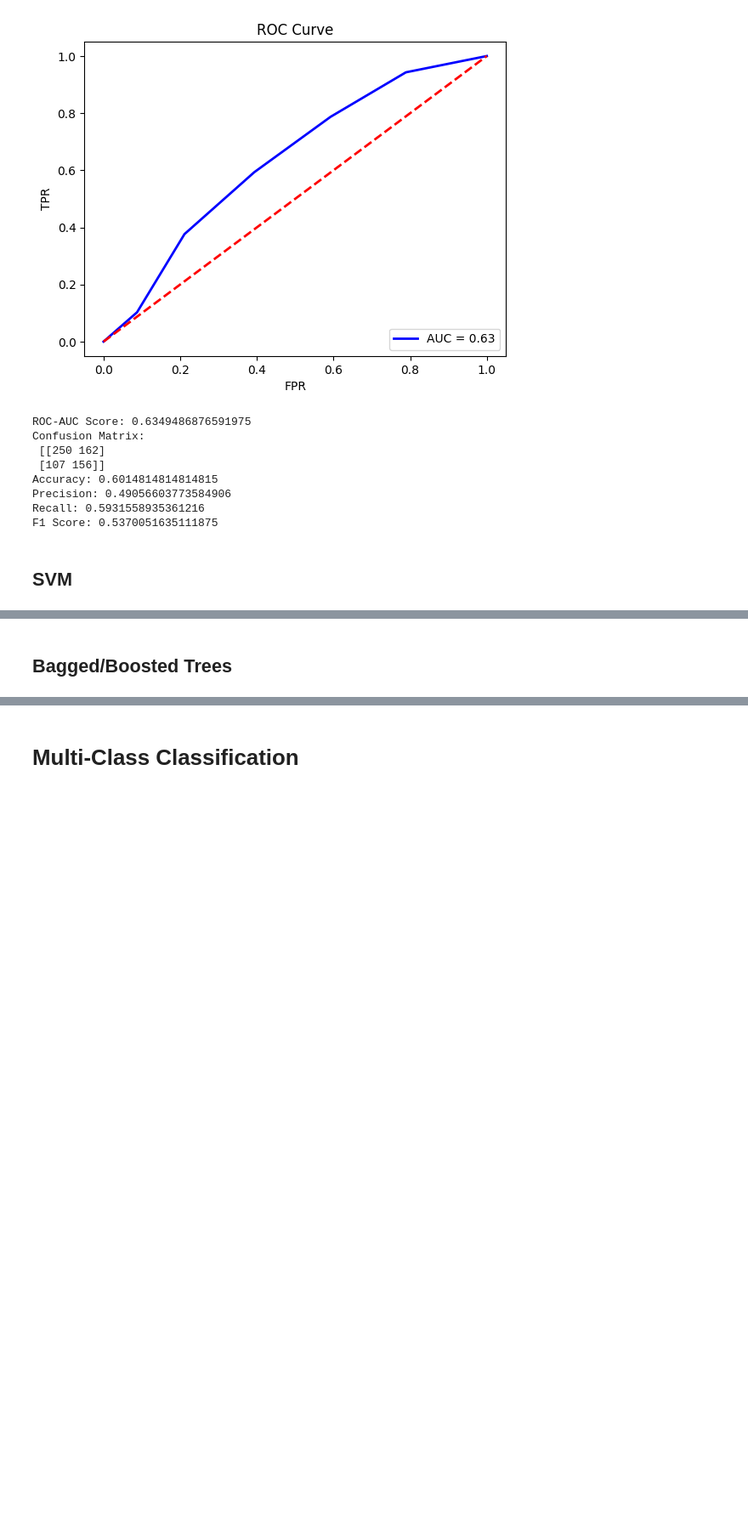
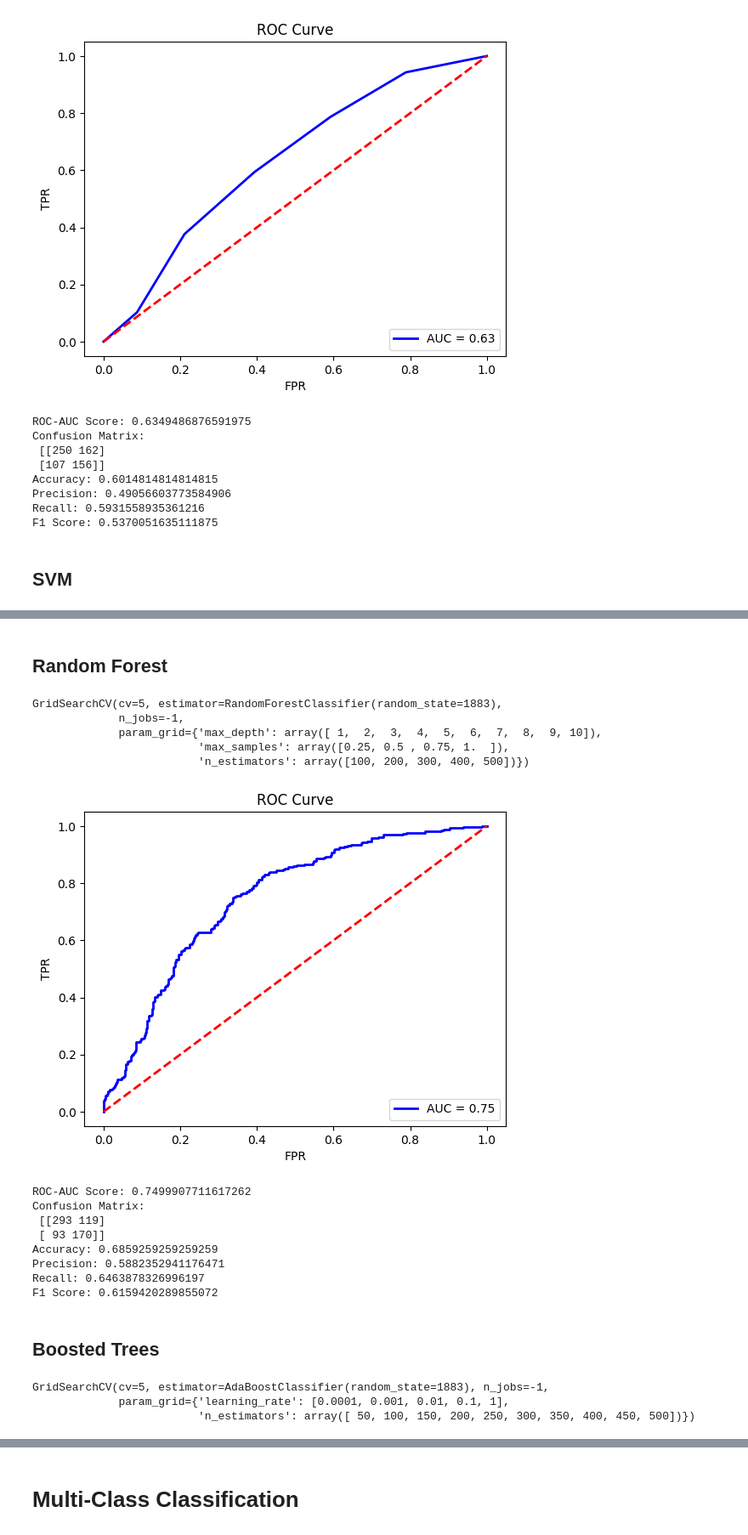
Before and after one commit to Threadphobic/PositionalPrediction, a Jupyter notebook: PositionalPrediction.ipynb, the cells around one changed output, grey strips where cells are left out. Shown at 85% size. Saved outputs shown, nothing was run; the diff lists cells and outputs as text; code cells hidden in the pictures; blank space fills up the shorter version.

Commit message:
Kaggle Notebook | Predicting MLB Positions | Finishing Binary Classifiers

```diff
--- a/PositionalPrediction.ipynb
+++ b/PositionalPrediction.ipynb
@@ -292,0 +293,7 @@ F1 Score: 0.5370051635111875
+# %%
+log_range = np.logspace(start=-5, stop=5, num=11, base=2)
+parameters = {'C': log_range, 'gamma': log_range, 'kernel': ['linear', 'poly', 'rbf']}
+
+svc = SVC(random_state=1883)
+svc_grid=GridSearchCV(estimator=svc, param_grid=parameters, n_jobs=-1, cv=5)
+svc_grid.fit(X_train_resample,y_train_resample)
@@ -293,2 +320,48 @@ F1 Score: 0.5370051635111875
+# %% [markdown]
+## Random Forest
+# %%
+trees = np.linspace(100, 500, 5, endpoint=True, dtype=int)
+depth = np.linspace(1, 10, 10, endpoint=True, dtype=int)
+samples = np.linspace(0.25, 1, 4, endpoint=True)
+
+parameters = {'n_estimators': trees, 'max_depth': depth, 'max_samples': samples}
+tree = RandomForestClassifier(random_state=1883)
+tree_grid = GridSearchCV(estimator=tree, param_grid=parameters, n_jobs=-1, cv=5)
+tree_grid.fit(X_train_resample, y_train_resample)
+# %% [output]
+GridSearchCV(cv=5, estimator=RandomForestClassifier(random_state=1883),
+             n_jobs=-1,
+             param_grid={'max_depth': array([ 1,  2,  3,  4,  5,  6,  7,  8,  9, 10]),
+                         'max_samples': array([0.25, 0.5 , 0.75, 1.  ]),
+                         'n_estimators': array([100, 200, 300, 400, 500])})
+# %%
+rf_clf = tree_grid.best_estimator_
+
+y_hat = rf_clf.predict(X_test)
+y_prob = rf_clf.predict_proba(X_test)[:, 1]
+
+print_metrics(y_hat, y_test, y_prob)
+# %% [output]
+[figure, added]
+ROC-AUC Score: 0.7499907711617262
+Confusion Matrix:
+ [[293 119]
+ [ 93 170]]
+Accuracy: 0.6859259259259259
+Precision: 0.5882352941176471
+Recall: 0.6463878326996197
+F1 Score: 0.6159420289855072
 # %% [markdown]
-## Bagged/Boosted Trees
+## Boosted Trees
+# %%
+trees = np.linspace(50, 500, 10, endpoint=True, dtype=int)
+learning_rate = [0.0001, 0.001, 0.01, 0.1, 1]
+parameters = {'n_estimators': trees, 'learning_rate': learning_rate}
+
+base = AdaBoostClassifier(random_state=1883)
+ada_grid = GridSearchCV(estimator=base, param_grid=parameters, n_jobs=-1, cv=5)
+ada_grid.fit(X_train_resample, y_train_resample)
+# %% [output]
+GridSearchCV(cv=5, estimator=AdaBoostClassifier(random_state=1883), n_jobs=-1,
+             param_grid={'learning_rate': [0.0001, 0.001, 0.01, 0.1, 1],
+                         'n_estimators': array([ 50, 100, 150, 200, 250, 300, 350, 400, 450, 500])})
```
Also changed, not shown: parts of 8 cells of this notebook.
